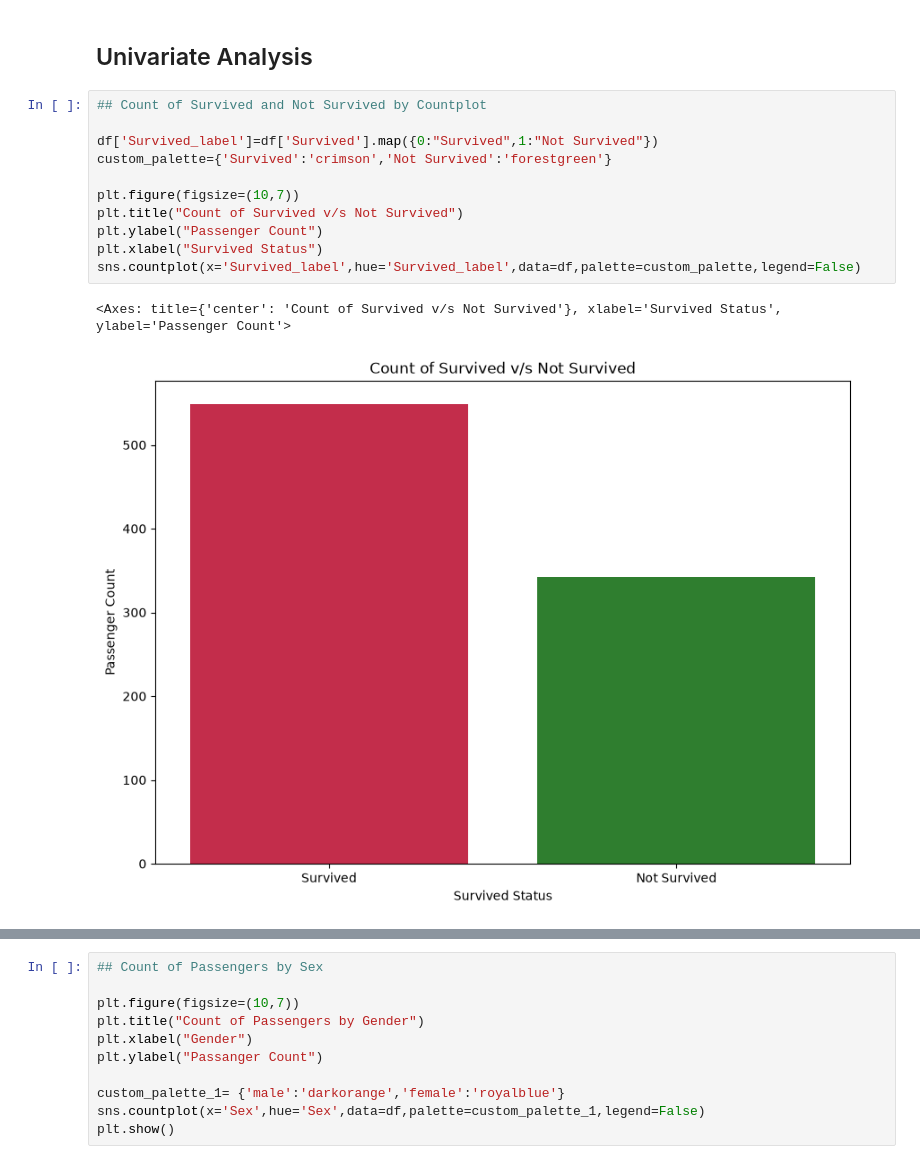
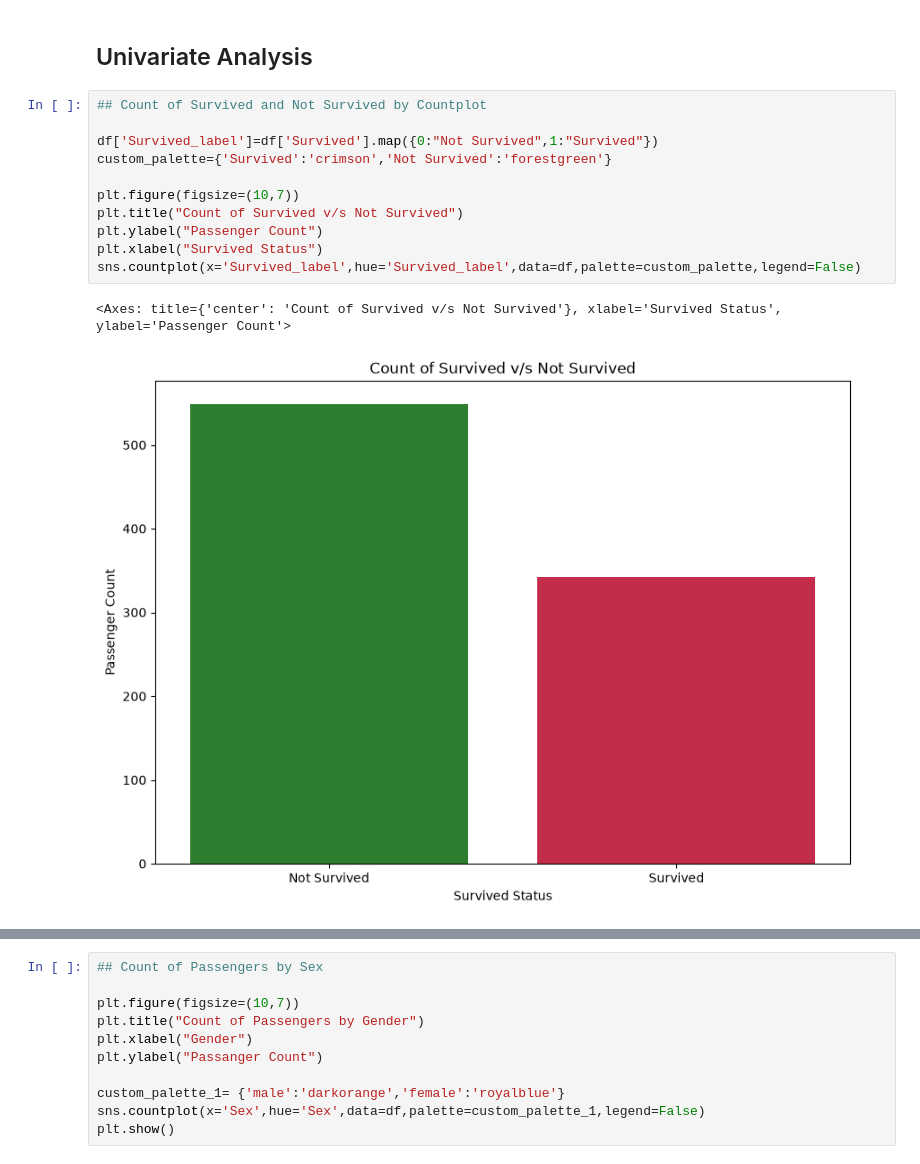
Before and after one commit to Rohit-Bansode/Titanic_Survival_Analysis-EDA, a Jupyter notebook: Notebooks/Titanic_EDA.ipynb, the cells around one changed output, grey strips where cells are left out. Drawn from its saved outputs; the diff is of its cells as text.

```diff
--- a/Notebooks/Titanic_EDA.ipynb
+++ b/Notebooks/Titanic_EDA.ipynb
@@ -212,14 +212,14 @@ Column After Dropping: ['PassengerId', 'Survived', 'Pclass', 'Name', 'Sex', 'Age
 # %%
 ## Count of Survived and Not Survived by Countplot
 
-df['Survived_label']=df['Survived'].map({0:"Survived",1:"Not Survived"})
+df['Survived_label']=df['Survived'].map({0:"Not Survived",1:"Survived"})
 custom_palette={'Survived':'crimson','Not Survived':'forestgreen'}
 
 plt.figure(figsize=(10,7))
 plt.title("Count of Survived v/s Not Survived")
 plt.ylabel("Passenger Count")
 plt.xlabel("Survived Status")
 sns.countplot(x='Survived_label',hue='Survived_label',data=df,palette=custom_palette,legend=False)
 # %% [output]
 <Axes: title={'center': 'Count of Survived v/s Not Survived'}, xlabel='Survived Status', ylabel='Passenger Count'>
-[figure, old version]
+[figure, new version]
```
Also changed, not shown: parts of 3 cells of this notebook.
